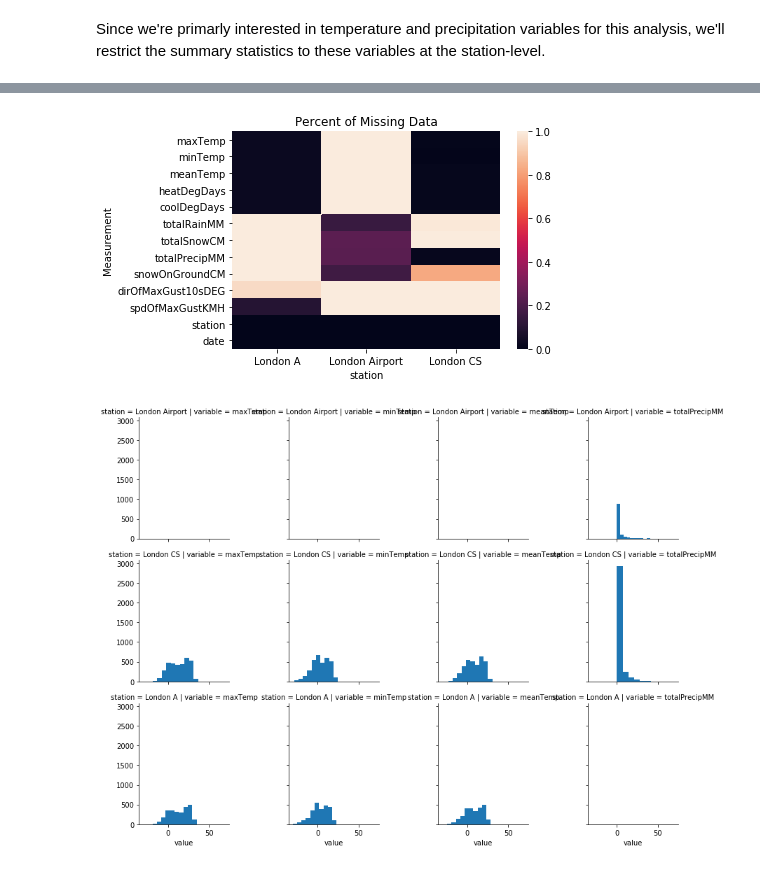
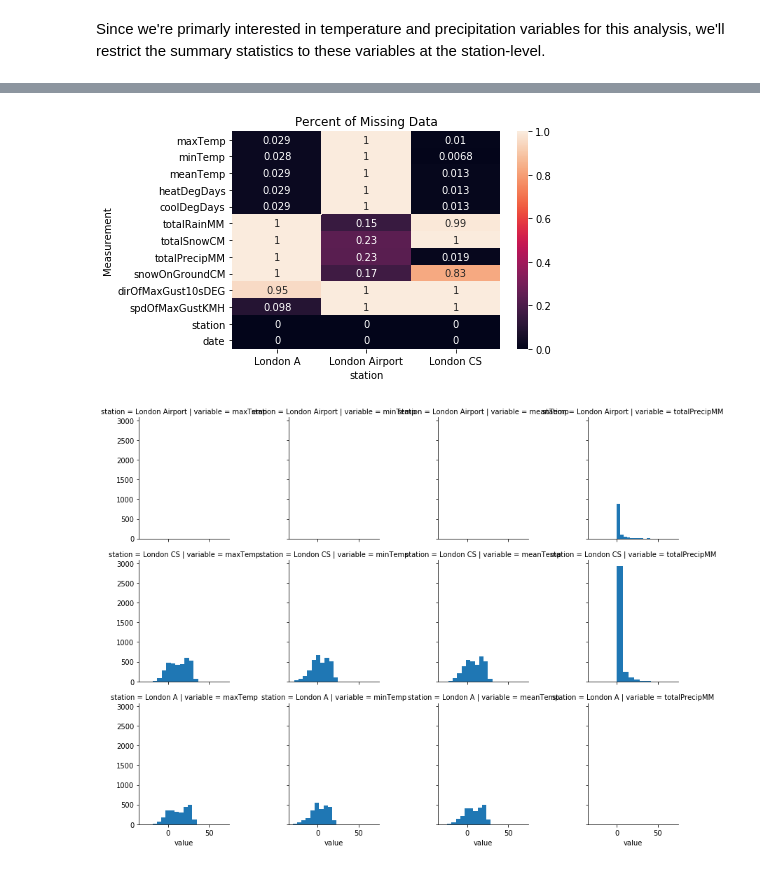
Before and after one commit to calvdee/london-ontario-rain-event-model, a Jupyter notebook: notebooks/1-Data Preparation and Station Data Analysis.ipynb, the cells around one changed output, grey strips where cells are left out. Cells and saved outputs as stored; diff of their text form; code cells hidden in the pictures.

```diff
--- a/notebooks/1-Data Preparation and Station Data Analysis.ipynb
+++ b/notebooks/1-Data Preparation and Station Data Analysis.ipynb
@@ -256,11 +256,11 @@ df[vs].groupby('station').describe().transpose()
 |  | 75% | NaN | 3.100000 | 2.200000 |
 |  | max | NaN | 40.300000 | 69.700000 |
 # %%
-_ = sns.heatmap(df.groupby('station').apply(lambda x: pd.isnull(x).sum()).divide(df.groupby('station').size(), axis=0).transpose())
+_ = sns.heatmap(df.groupby('station').apply(lambda x: pd.isnull(x).sum()).divide(df.groupby('station').size(), axis=0).transpose(), annot=True)
 _.set_title("Percent of Missing Data");
 _.set_ylabel("Measurement");
 # %% [output]
-[figure, old version]
+[figure, new version]
 # %%
 df_long = pd.melt(df[vs],  id_vars=['station'], value_vars=vs[1:])
 g = sns.FacetGrid(df_long, col='variable',  row='station')
```
Also changed, not shown: parts of 4 cells of this notebook.
